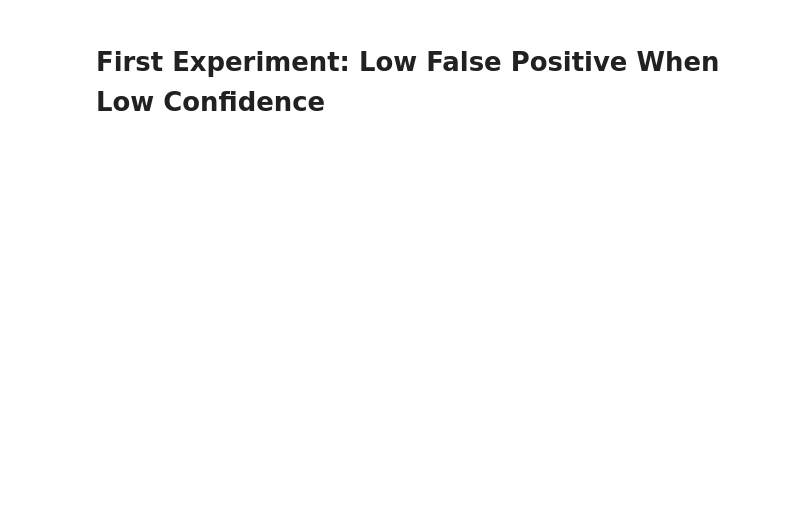
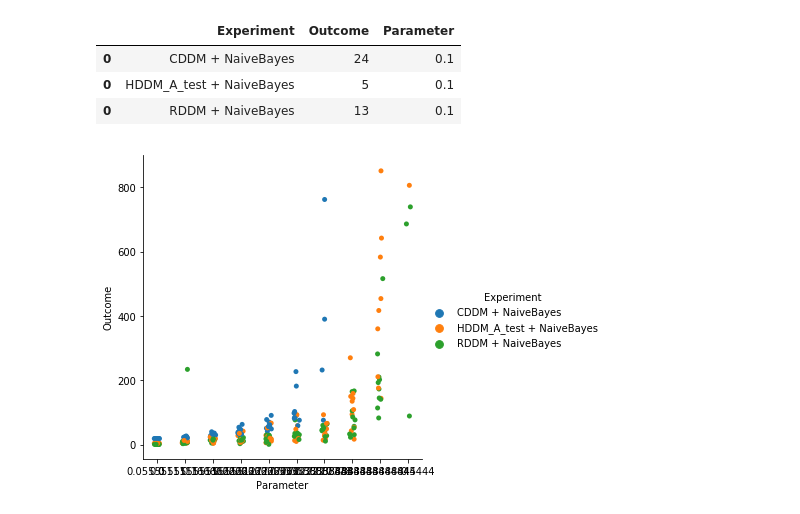
Before and after one commit to hamishhuggard/masters_code, a Jupyter notebook: epddm/epddm_experiments_2.ipynb, the cells around one changed output. Drawn from its saved outputs; the diff is of its cells as text; code cells hidden in the pictures; blank space fills up the shorter version.

```diff
--- a/epddm/epddm_experiments_2.ipynb
+++ b/epddm/epddm_experiments_2.ipynb
@@ -25,0 +21,3 @@ nanmean(a, axis=None, dtype=None, out=None, keepdims=<no value>)
+# %%
+from importlib import reload
+EpDDM2 = reload(EpDDM2)
@@ -62,2 +191,0 @@ class experiment:
-# %% [markdown]
-# First Experiment: Low False Positive When Low Confidence
@@ -65,0 +213,35 @@ experiment(0.6, 0.4, 0.6, 0.4)
+# %%
+detectors = ['CDDM', 'HDDM_A_test', 'RDDM']
+models = ['NaiveBayes']
+rates = [0.5, 0.5]
+
+def latency_experiment(epsilon, repeats=10):
+    probs = [1-epsilon, epsilon, epsilon, 1-epsilon]
+    results = pd.DataFrame(columns=['Experiment', 'Parameter', 'Outcome'])
+    for i in range(repeats):
+        for detector in detectors:
+            for model in models:
+                exp = Experiment(probs, detector, model, rates, epsilon)
+                exp.run_experiment()
+                results = results.append(exp.get_result_row())
+    return results
+
+latency_experiment(0.1, repeats=1)
+# %% [output]
+|  | Experiment | Outcome | Parameter |
+| 0 | CDDM + NaiveBayes | 24 | 0.1 |
+| 0 | HDDM_A_test + NaiveBayes | 5 | 0.1 |
+| 0 | RDDM + NaiveBayes | 13 | 0.1 |
+# %%
+def latency_experiments(repeats=10):
+    results = pd.DataFrame(columns=['Experiment', 'Parameter', 'Outcome'])
+    for epsilon in np.linspace(0, 0.5, num=10):
+        results = results.append(latency_experiment(epsilon, repeats))
+    return results
+
+latency = latency_experiments()
+# %%
+latency['Experiment'] = latency['Experiment'].astype('category')
+sns.catplot(x='Parameter', y='Outcome', hue='Experiment', data=latency);
+# %% [output]
+[figure, added]
```
Also changed, not shown: parts of 23 cells of this notebook, 3 other files.
